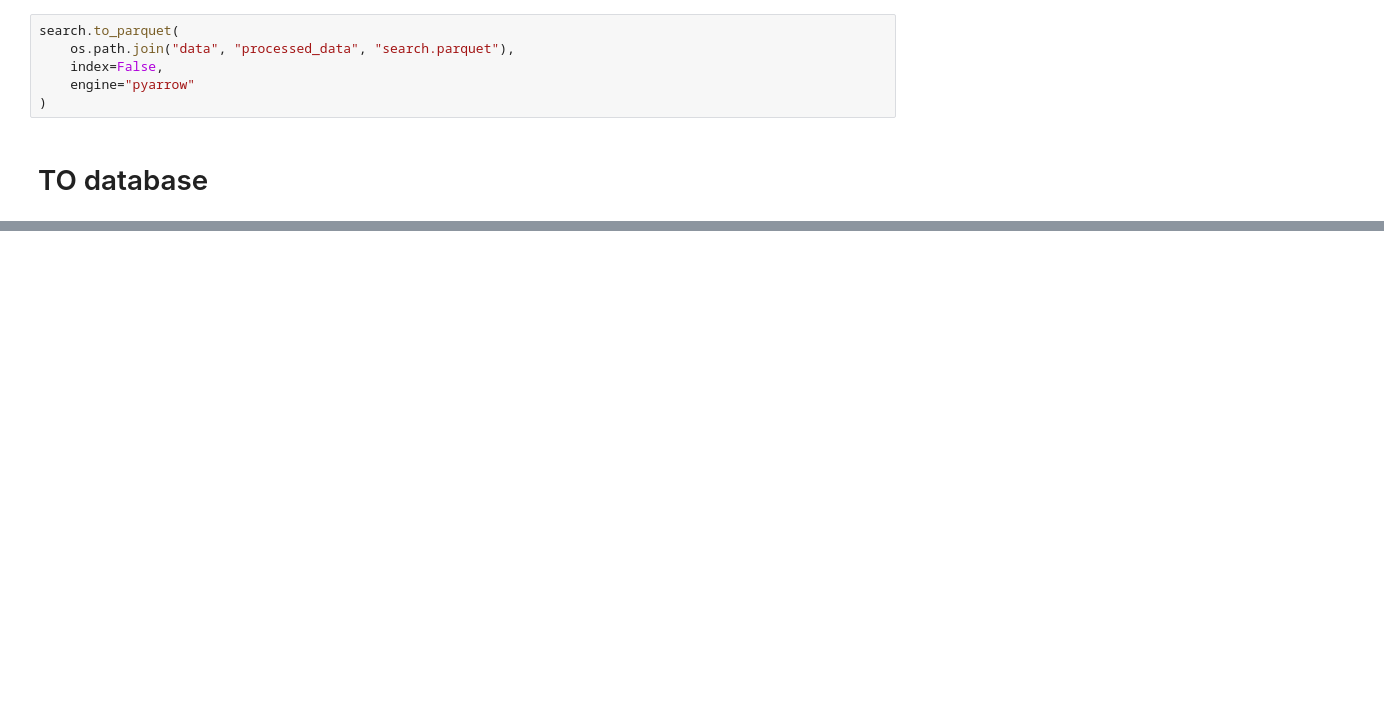
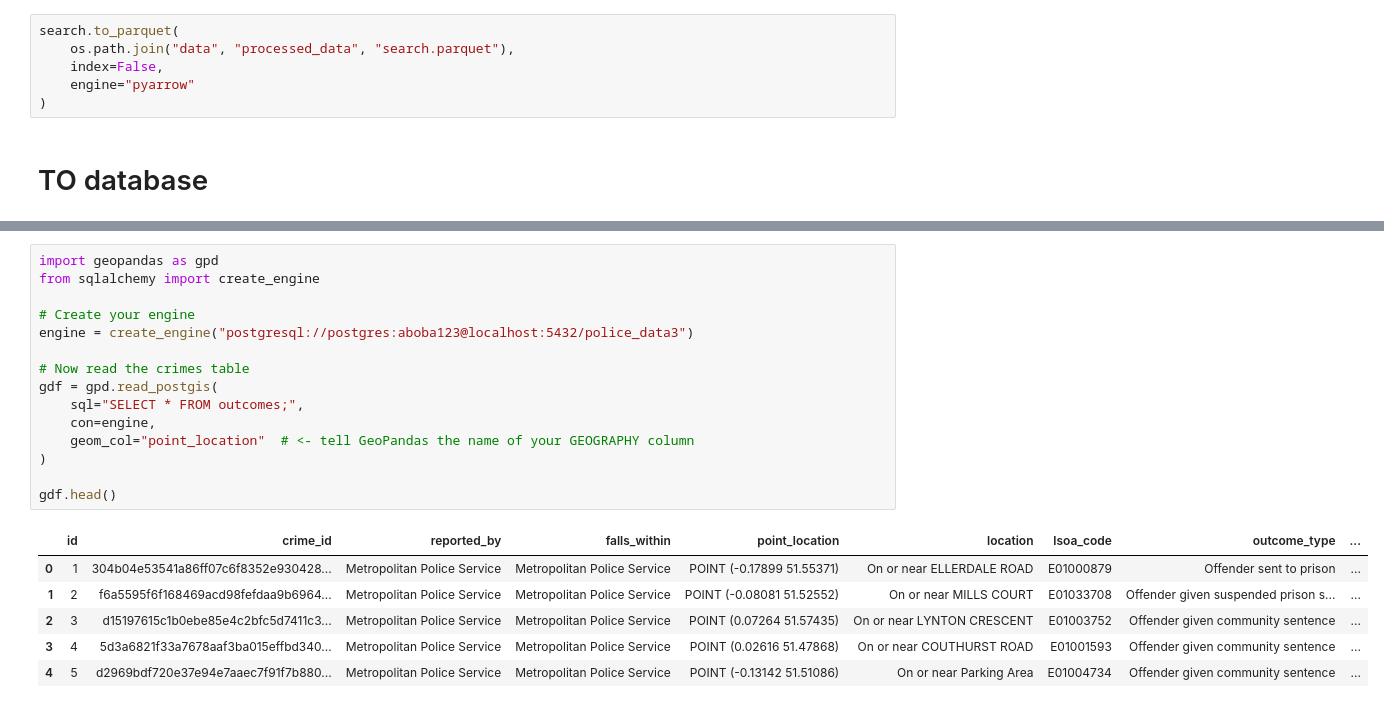
Before and after one commit to skyrimer/ARWCASP, a Jupyter notebook: data_explore.ipynb, the cells around one changed output, grey strips where cells are left out. Drawn from its saved outputs; the diff is of its cells as text; blank space fills up the shorter version.

```diff
--- a/data_explore.ipynb
+++ b/data_explore.ipynb
@@ -229,0 +528,22 @@ print(f"""
+# %%
+import geopandas as gpd
+from sqlalchemy import create_engine
+
+# Create your engine
+engine = create_engine("postgresql://postgres:aboba123@localhost:5432/police_data3")
+
+# Now read the crimes table
+gdf = gpd.read_postgis(
+    sql="SELECT * FROM outcomes;",
+    con=engine,
+    geom_col="point_location"  # <- tell GeoPandas the name of your GEOGRAPHY column
+)
+
+gdf.head()
+# %% [output]
+|  | id | crime_id | reported_by | falls_within | point_location | location | lsoa_code | outcome_type | ... |
+| 0 | 1 | 304b04e53541a86ff07c6f8352e930428... | Metropolitan Police Service | Metropolitan Police Service | POINT (-0.17899 51.55371) | On or near ELLERDALE ROAD | E01000879 | Offender sent to prison | ... |
+| 1 | 2 | f6a5595f6f168469acd98fefdaa9b6964... | Metropolitan Police Service | Metropolitan Police Service | POINT (-0.08081 51.52552) | On or near MILLS COURT | E01033708 | Offender given suspended prison s... | ... |
+| 2 | 3 | d15197615c1b0ebe85e4c2bfc5d7411c3... | Metropolitan Police Service | Metropolitan Police Service | POINT (0.07264 51.57435) | On or near LYNTON CRESCENT | E01003752 | Offender given community sentence | ... |
+| 3 | 4 | 5d3a6821f33a7678aaf3ba015effbd340... | Metropolitan Police Service | Metropolitan Police Service | POINT (0.02616 51.47868) | On or near COUTHURST ROAD | E01001593 | Offender given community sentence | ... |
+| 4 | 5 | d2969bdf720e37e94e7aaec7f91f7b880... | Metropolitan Police Service | Metropolitan Police Service | POINT (-0.13142 51.51086) | On or near Parking Area | E01004734 | Offender given community sentence | ... |
```
Also changed, not shown: parts of 16 cells of this notebook.
